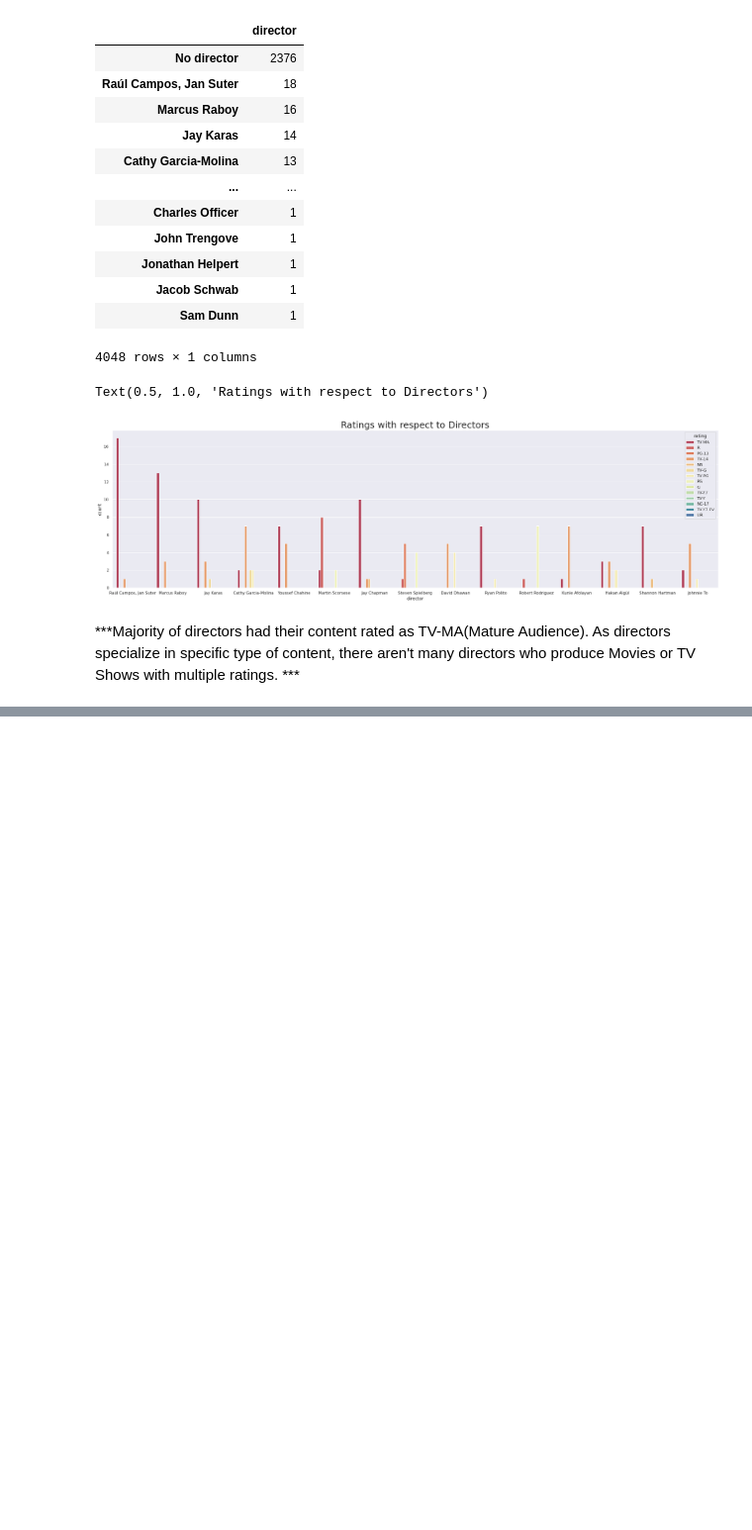
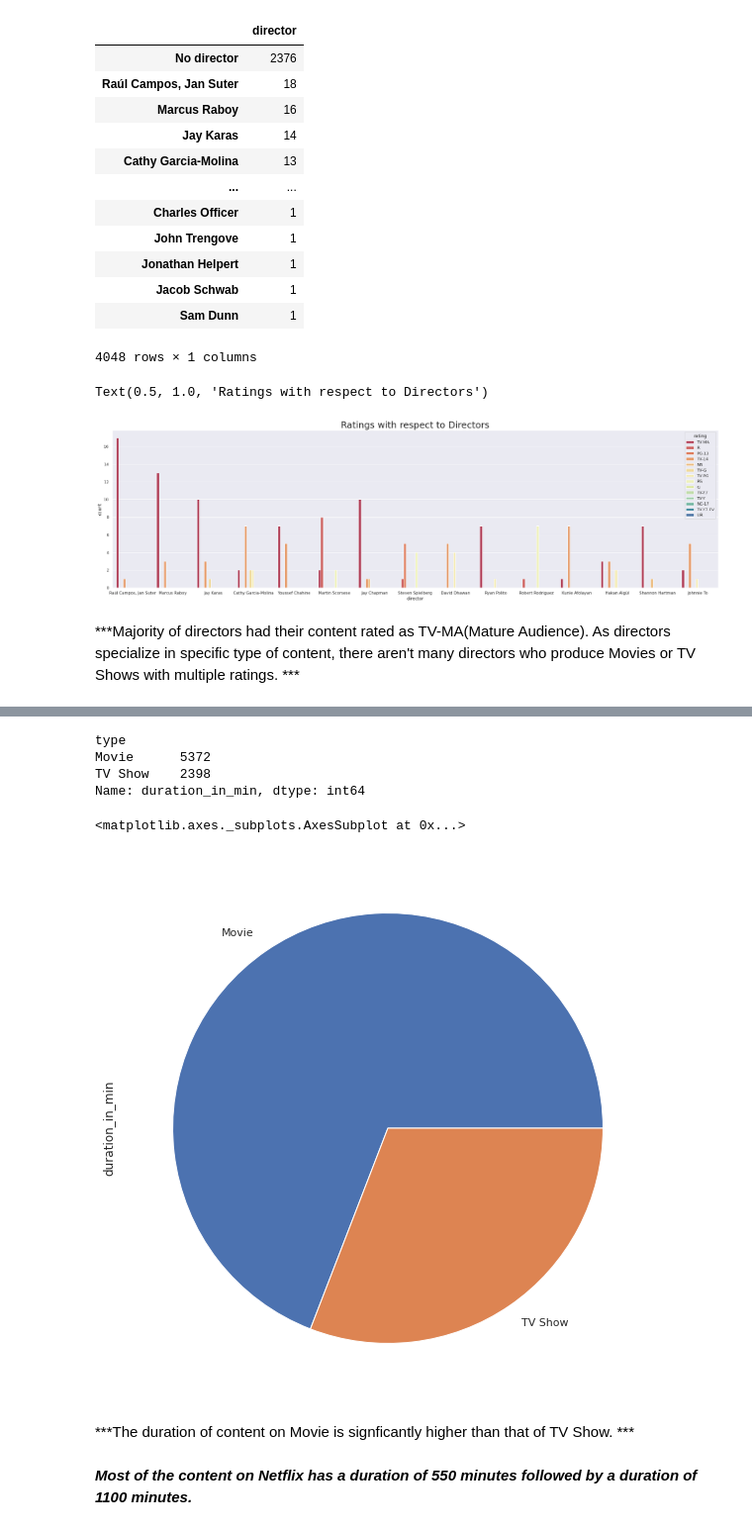
Before and after one commit to ZeeshanAhmed95/Capstone-NLP-NETFLIX-MOVIES-AND-TV-SHOWS-CLUSTERING, a Jupyter notebook: NETFLIX_MOVIES_AND_TV_SHOWS_CLUSTERING.ipynb, the cells around one changed output, grey strips where cells are left out. Shown: that part at 99% size. Drawn from its saved outputs; the diff is of its cells as text; code cells hidden in the pictures; blank space fills up the shorter version.

```diff
--- a/NETFLIX_MOVIES_AND_TV_SHOWS_CLUSTERING.ipynb
+++ b/NETFLIX_MOVIES_AND_TV_SHOWS_CLUSTERING.ipynb
@@ -379,0 +385,4 @@ df1['duration_in_min'] = df1['duration'].apply(lambda x: min_check(x))
+# %%
+df1['duration_in_min'] = df1['duration_in_min2'].apply(lambda x: interger_min(x))
+# %%
+df1.drop(columns = (['duration','duration_in_min2','duration_in_min1' ]), inplace =  True)
@@ -393,9 +451,6 @@ df1
 | 7785 | s7786 | TV Show | Zumbo's Just Desserts | No director | Adriano Zumbo, Rachel Khoo | Australia | October 31, 2020 | 2019 | TV-PG | 1 Season | ... |
 | 7786 | s7787 | Movie | ZZ TOP: THAT LITTLE OL' BAND FROM... | Sam Dunn | No cast | United Kingdom, Canada, United St... | March 1, 2020 | 2019 | TV-MA | 90 min | ... |
 7770 rows × 15 columns
-# %%
-#we need to convert the season values of type TV Show into number of minutes
-df1['duration'] = df1['duration'].apply(lambda x: int(x[0])*550 if 'Seasons' in str(df1.duration.values) else int(x[0])*550 if 'Season' in str(df1.duration.values))
 # %%
 df_country = df.groupby('rating').count()['country']
 # %%
@@ -447,0 +512,18 @@ Text(0.5, 1.0, 'Ratings with respect to Directors')
+# %%
+df_duration = df1.groupby('type').count()['duration_in_min']
+# %%
+df_duration
+# %% [output]
+type
+Movie      5372
+TV Show    2398
+Name: duration_in_min, dtype: int64
+# %%
+df_duration.plot(kind='pie', figsize = (10,10))
+# %% [output]
+<matplotlib.axes._subplots.AxesSubplot at 0x...>
+[figure, added]
+# %% [markdown]
+***The duration of content on Movie is signficantly higher than that of TV Show.  ***
+# %% [markdown]
+***Most of the content on Netflix has a duration of 550 minutes followed by a duration of 1100 minutes.***
```
Also changed, not shown: parts of 33 cells of this notebook.
